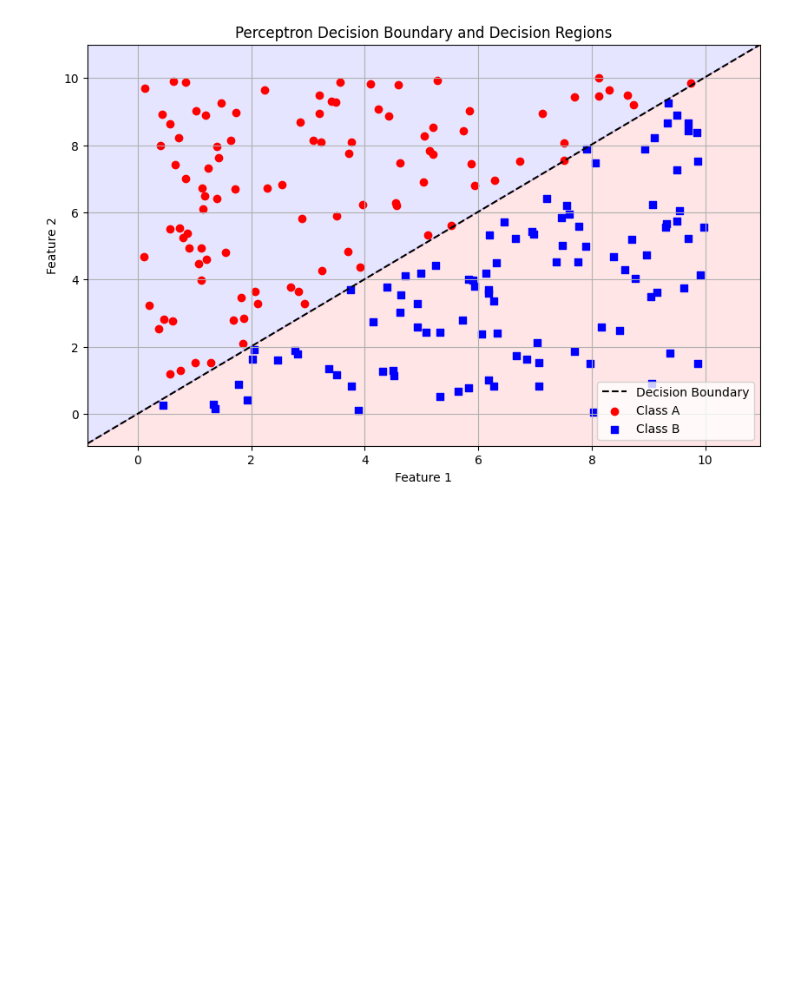
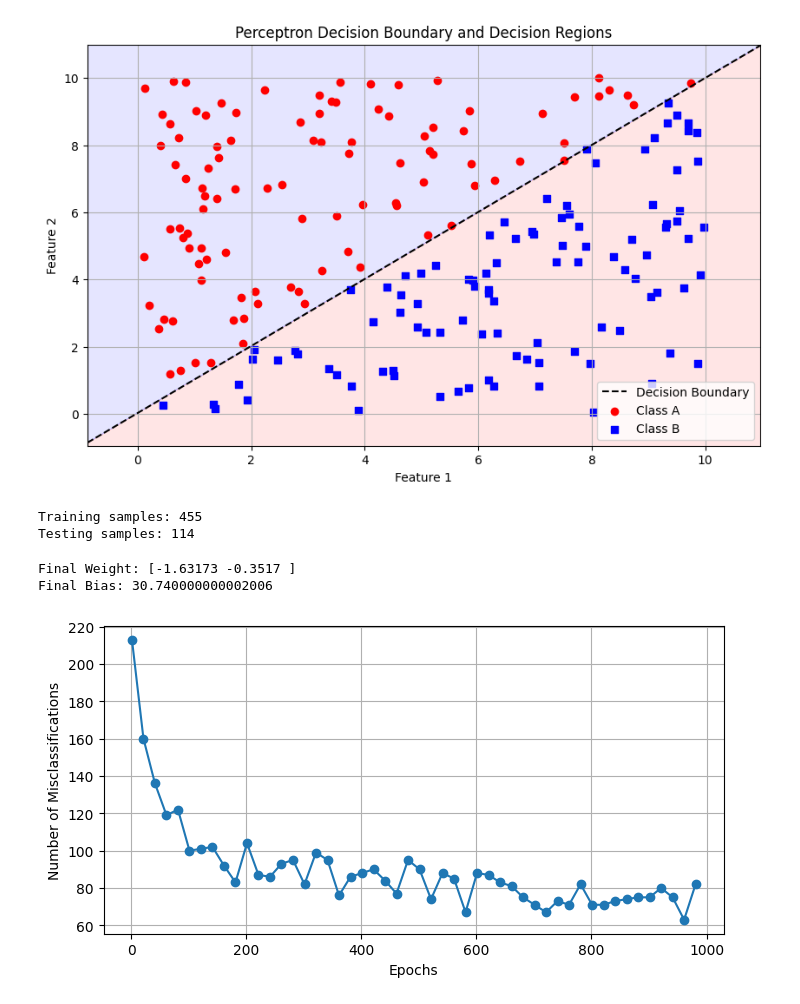
Before and after one commit to AliArabi2022/Machine_learning, a Jupyter notebook: Supervised_learning/Liner_classification.ipynb, the cells around one changed output. Saved outputs shown, nothing was run; the diff lists cells and outputs as text; code cells hidden in the pictures; blank space fills up the shorter version.

Commit message:
panda brest cancer

```diff
--- a/Supervised_learning/Liner_classification.ipynb
+++ b/Supervised_learning/Liner_classification.ipynb
@@ -225,9 +226,10 @@ Combined Data Sample Point :
 Combined Labels :
  [ 1.  1. -1.  1.  1.]
 # %%
-Perceptron = Perceptron(learning_rate=0.01, n_epochs = 1000)
-Perceptron.fit(X_ab, y_ab)
+perceptron = Perceptron(learning_rate=0.01, n_epochs = 1000)
 
-print(f"Final Weghits: {Perceptron.weights}")
-print(f"Final Bias {Perceptron.bias}")
+perceptron.fit(X_ab, y_ab)
+
+print(f"Final Weghits: {perceptron.weights}")
+print(f"Final Bias {perceptron.bias}")
 # %% [output]
@@ -274,14 +279,14 @@ plt.show()
 from sklearn.datasets import load_breast_cancer
 import pandas as pd
 
-data = load_breast_cancer
+data = load_breast_cancer()
 X = data.data
 y = data.target
 
 df = pd.DataFrame(X,columns=data.feature_names)
 df['target'] = y
 
-selected_features = ['main radius', 'mean texture']
+selected_features = ['mean radius', 'mean texture']
 X_selected = df[selected_features].values
 y_selected = y # 0 = malignant, 1 = benign
 # %%
@@ -294,3 +299,29 @@ X_train, X_test, y_train, y_test = train_test_split(
 
 print(f"Training samples: {X_train.shape[0]}")
 print(f"Testing samples: {X_test.shape[0]}")
+# %% [output]
+Training samples: 455
+Testing samples: 114
+# %%
+# convert labels: 0 -> -1, 1 -> 1
+y_train_perceptron = np.where(y_train == 0, -1, 1)
+y_test_perceptron = np.where(y_test == 0, -1, 1)
+# %%
+perceptron = Perceptron(learning_rate = 0.01, n_epochs = 1000)
+
+perceptron.fit(X_train, y_train_perceptron)
+
+print(f"Final Weight: {perceptron.weights}")
+print(f"Final Bias: {perceptron.bias}")
+# %% [output]
+Final Weight: [-1.63173 -0.3517 ]
+Final Bias: 30.740000000002006
+# %%
+plt.figure(figsize=(8,4))
+plt.plot(range(1, len(perceptron.errors_) + 1, 20),perceptron.errors_[::20],marker = 'o')
+plt.xlabel('Epochs')
+plt.ylabel('Number of Misclassifications')
+plt.grid(True)
+plt.show()
+# %% [output]
+[figure, added]
```
Also changed, not shown: parts of 10 cells of this notebook.
